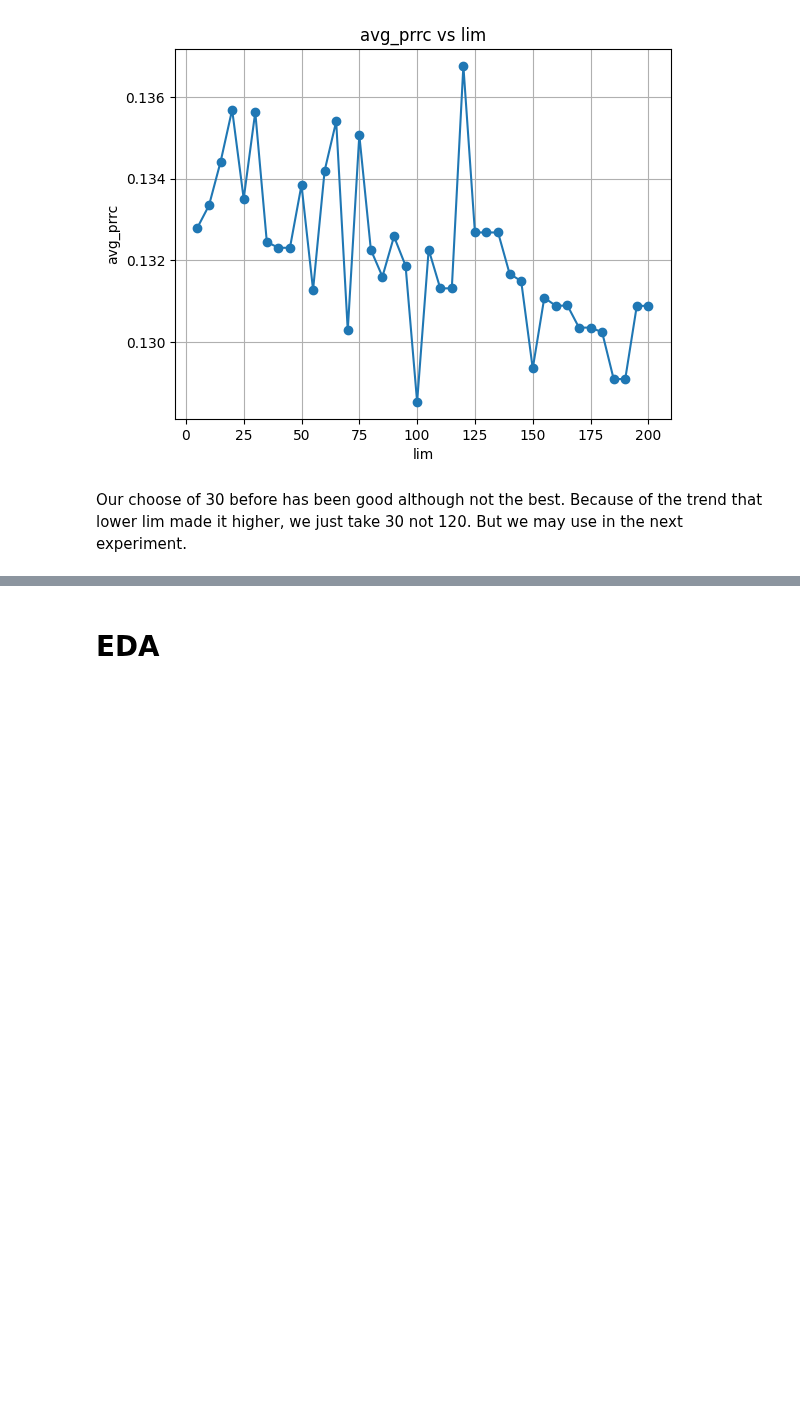
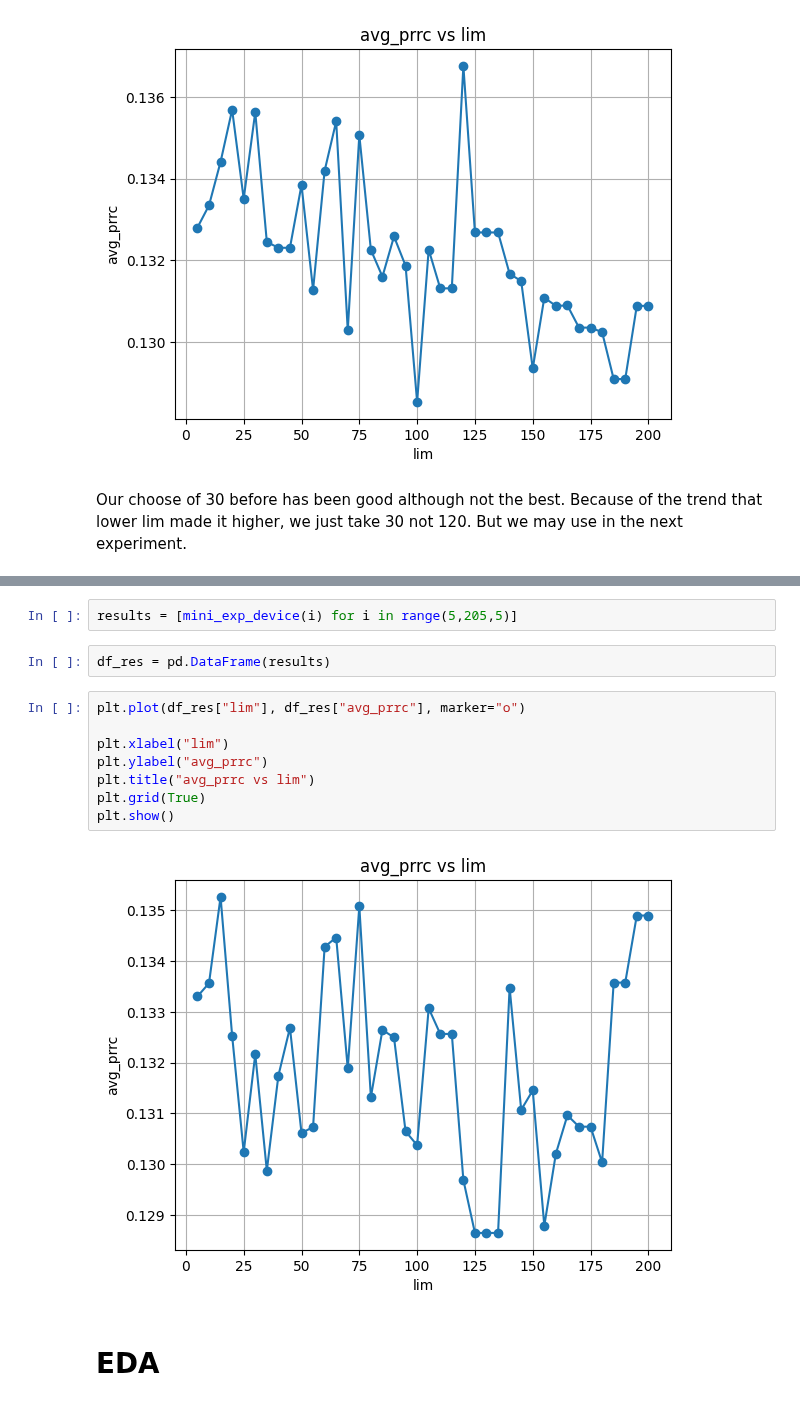
Before and after one commit to alvinrach/financial-tech-prediction, a Jupyter notebook: research.ipynb, the cells around one changed output, grey strips where cells are left out. Drawn from its saved outputs; the diff is of its cells as text; blank space fills up the shorter version.

```diff
--- a/research.ipynb
+++ b/research.ipynb
@@ -686,2 +741,16 @@ Our choose of 30 before has been good although not the best. Because of the tren
+# %%
+results = [mini_exp_device(i) for i in range(5,205,5)]
+# %%
+df_res = pd.DataFrame(results)
+# %%
+plt.plot(df_res["lim"], df_res["avg_prrc"], marker="o")
+
+plt.xlabel("lim")
+plt.ylabel("avg_prrc")
+plt.title("avg_prrc vs lim")
+plt.grid(True)
+plt.show()
+# %% [output]
+[figure, added]
 # %% [markdown]
 # EDA
```
Also changed, not shown: parts of 5 cells of this notebook.
